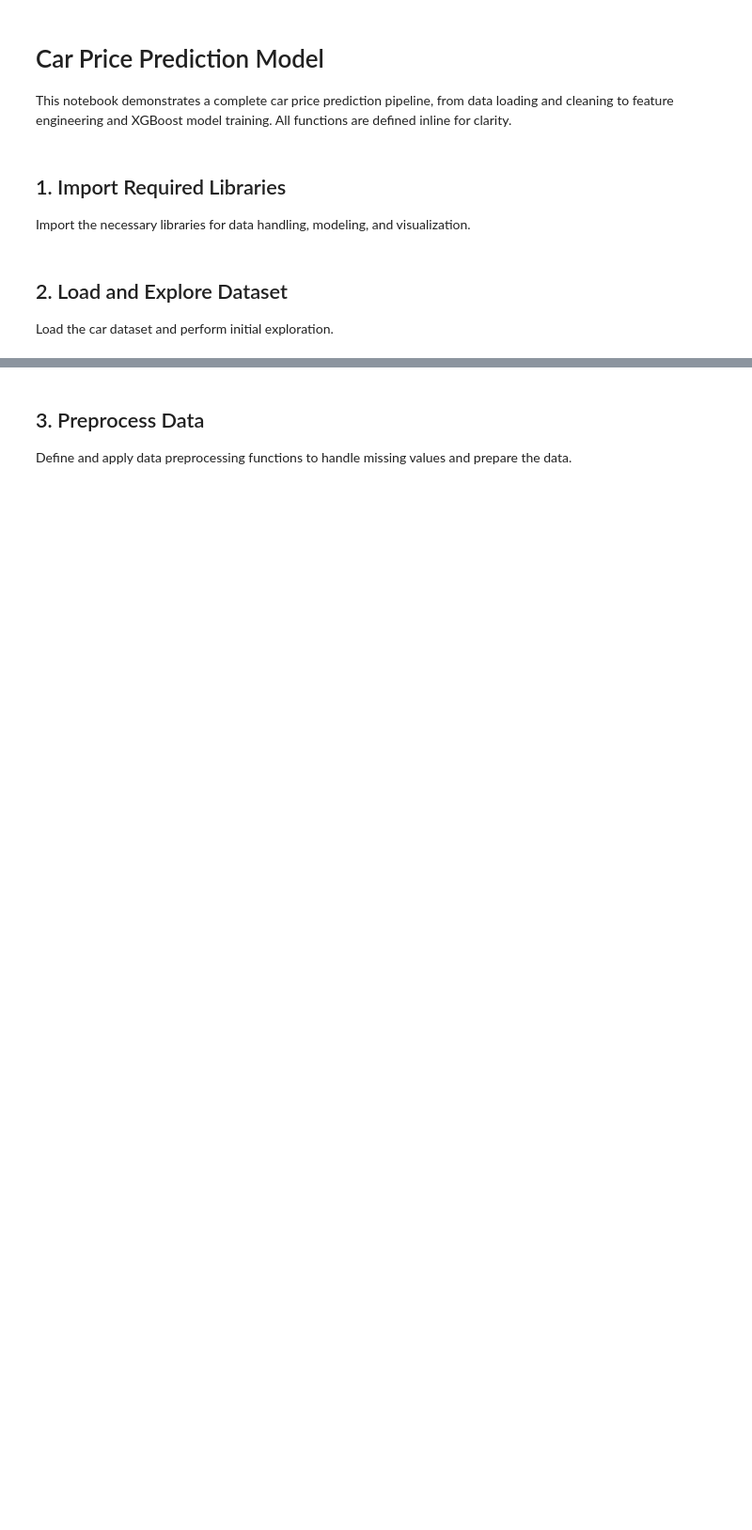
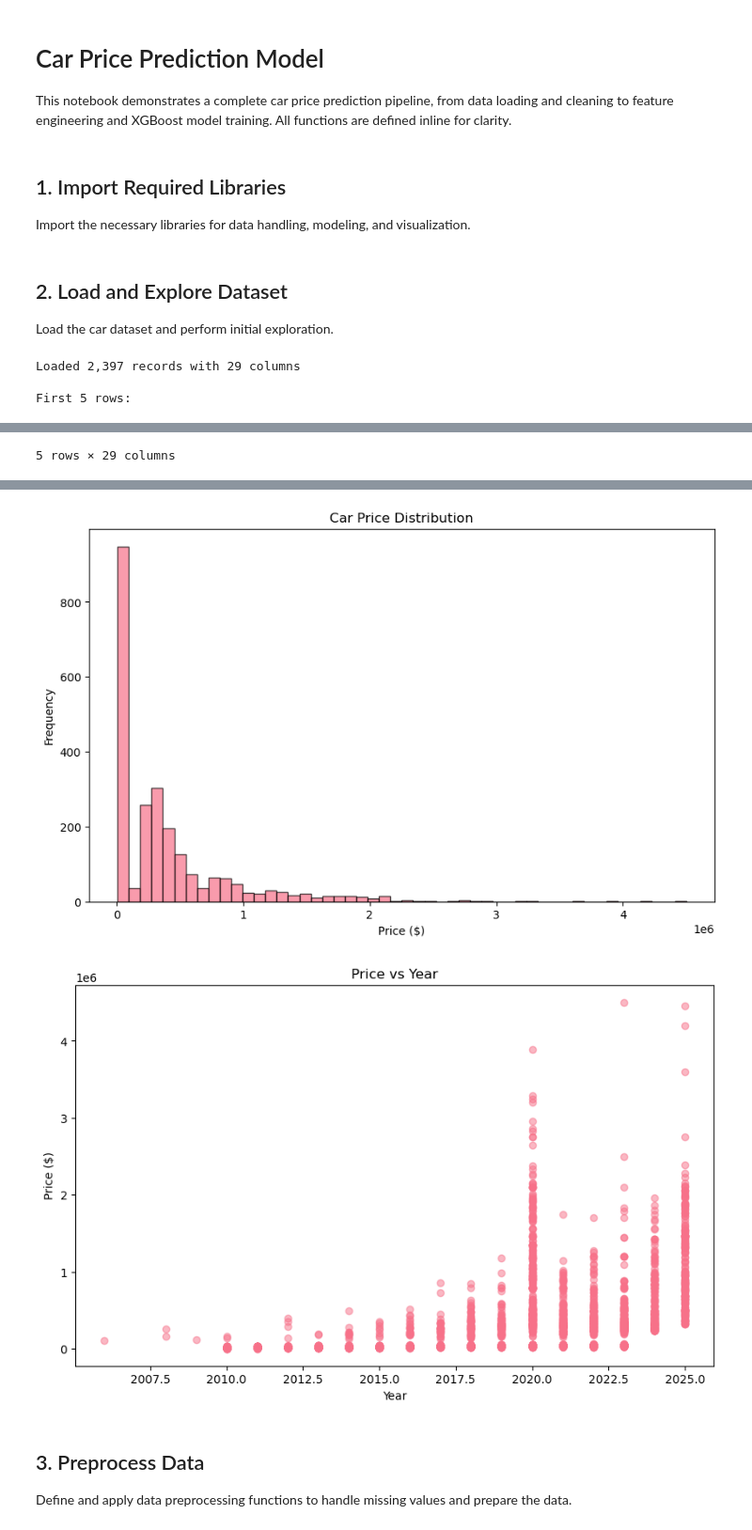
Before and after one commit to eurbaez01/car-genie-project, a Jupyter notebook: src/notebooks/car_price_model.ipynb, the cells around one changed output, grey strips where cells are left out. Shown at 94% size. Cells and saved outputs as stored; diff of their text form; code cells hidden in the pictures; blank space fills up the shorter version.

```diff
--- a/src/notebooks/car_price_model.ipynb
+++ b/src/notebooks/car_price_model.ipynb
@@ -31,6 +35,6 @@ Load the car dataset and perform initial exploration.
 # %%
 # Load the dataset
-data_path = 'data/mexico_cars_complete.csv'
+data_path = 'data/modeling_data/mexico_cars_complete.csv'
 df = pd.read_csv(data_path)
 
 print(f"Loaded {len(df):,} records with {len(df.columns)} columns")
@@ -58,3 +62,7 @@ plt.title('Price vs Year')
 plt.xlabel('Year')
 plt.ylabel('Price ($)')
 plt.show()
+# %% [output]
+Loaded 2,397 records with 29 columns
+
+First 5 rows:
@@ -60,0 +75 @@ plt.show()
+5 rows × 29 columns
@@ -61,3 +102,5 @@ plt.show()
+[figure, added]
+[figure, added]
 # %% [markdown]
 ## 3. Preprocess Data
 
```
Also changed, not shown: parts of 7 cells of this notebook, 16 other files.
